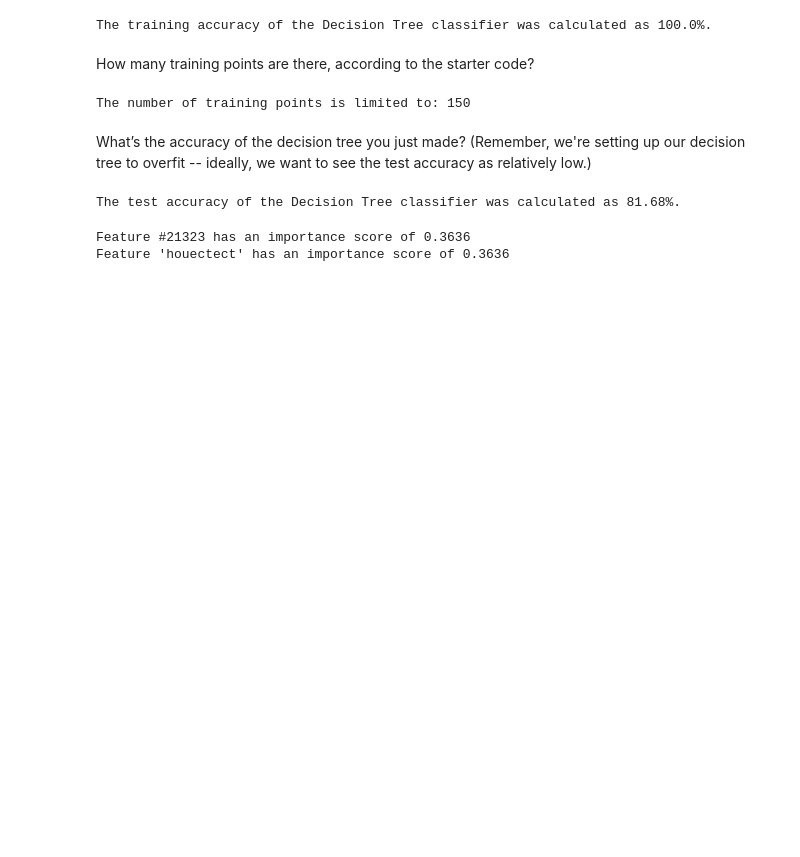
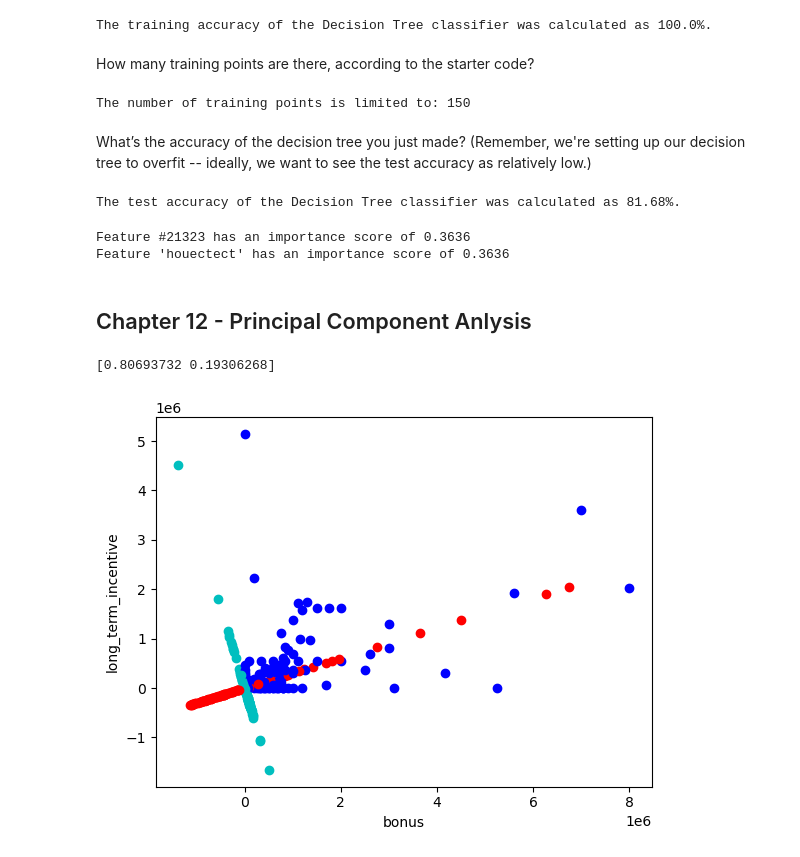
Before and after one commit to DaschGordon/Udacity-Introduction_to_Machine_Learning, a Jupyter notebook: Udacity-Introduction_to_Machine_Learning/Udacity-ML_Intro.ipynb, the cells around one changed output. Cells and saved outputs as stored; diff of their text form; code cells hidden in the pictures; blank space fills up the shorter version.

```diff
--- a/Udacity-Introduction_to_Machine_Learning/Udacity-ML_Intro.ipynb
+++ b/Udacity-Introduction_to_Machine_Learning/Udacity-ML_Intro.ipynb
@@ -1279,3 +1279,41 @@ else:
 # %% [output]
 Feature #21323 has an importance score of 0.3636
 Feature 'houectect' has an importance score of 0.3636
+# %% [markdown]
+## Chapter 12 - Principal Component Anlysis
+# %%
+def doPCA(data):
+    from sklearn.decomposition import PCA
+    pca = PCA(n_components=2)
+    pca.fit(data)
+    return(pca)
+# %%
+### load in the dict of dicts containing all the data on each person in the dataset
+data_dict = joblib.load( open("./ud120-projects/final_project/final_project_dataset.pkl", "rb") )
+### there's an outlier--remove it!
+data_dict.pop("TOTAL", 0)
+
+### the input features we want to use
+### can be any key in the person-level dictionary (salary, director_fees, etc.)
+feature_1 = "bonus"
+feature_2 = "long_term_incentive"
+features_list = [feature_1, feature_2]
+data = featureFormat(data_dict, features_list )
+# %%
+pca = doPCA(data)
+print(pca.explained_variance_ratio_)
+first_pc = pca.components_[0]
+second_pc = pca.components_[1]
+
+transformed_data = pca.transform(data)
+for idx, jdx in zip(transformed_data, data):
+    plt.scatter(first_pc[0] * idx[0], first_pc[1] * idx[0], color="r")
+    plt.scatter(second_pc[0] * idx[1], second_pc[1] * idx[1], color="c")
+    plt.scatter( jdx[0], jdx[1], color="b")
+
+plt.xlabel(feature_1)
+plt.ylabel(feature_2)
+plt.show()
+# %% [output]
+[0.80693732 0.19306268]
+[figure, added]
```
Also changed, not shown: parts of 3 cells of this notebook.
